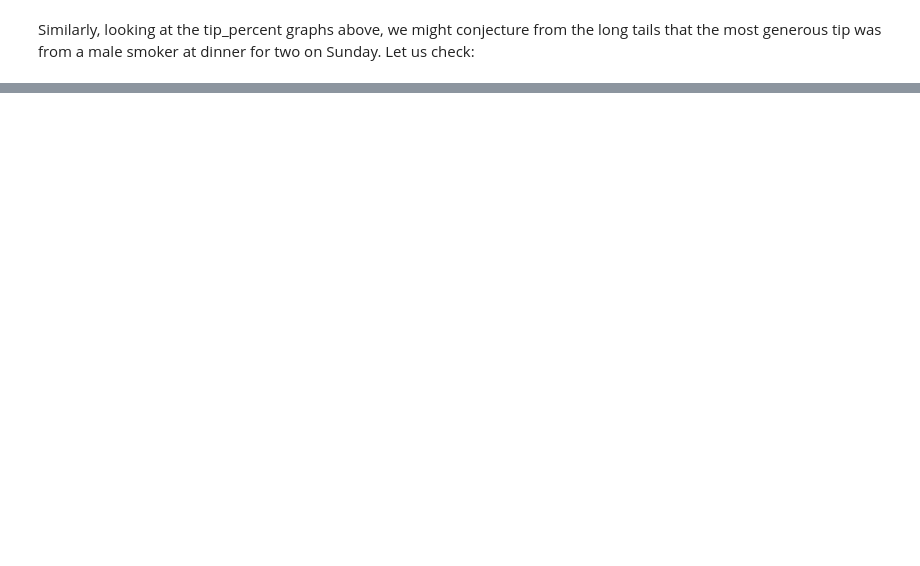
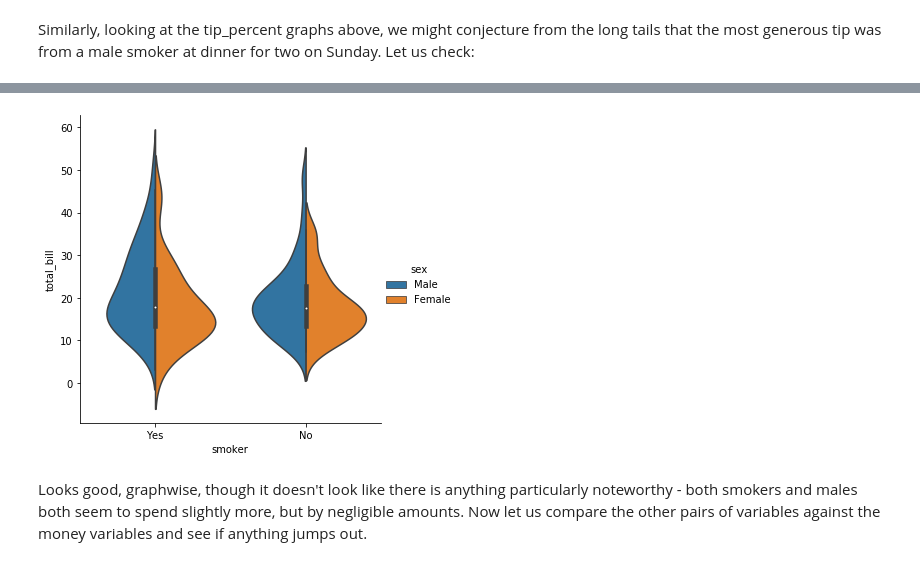
Before and after one commit to HFintan/HDip-FunDatAnalytics, a Jupyter notebook: fda_assignment.ipynb, the cells around one changed output, grey strips where cells are left out. Saved outputs shown, nothing was run; the diff lists cells and outputs as text; code cells hidden in the pictures; blank space fills up the shorter version.

```diff
--- a/fda_assignment.ipynb
+++ b/fda_assignment.ipynb
@@ -214,0 +289,9 @@ The total_bill and tip size both increase linearly in line with group size, as o
+# %%
+#sns.catplot(y='total_bill',x='sex',hue='smoker',kind='violin', data='tips')
+#plt.show()
+sns.catplot(x="smoker", y="total_bill", hue="sex",kind="violin", split=True, data=tips);
+plt.show()
+# %% [output]
+[figure, added]
+# %% [markdown]
+Looks good, graphwise, though it doesn't look like there is anything particularly noteworthy - both smokers and males both seem to spend slightly more, but by negligible amounts. Now let us compare the other pairs of variables against the money variables and see if anything jumps out.
```
Also changed, not shown: parts of 12 cells of this notebook.
